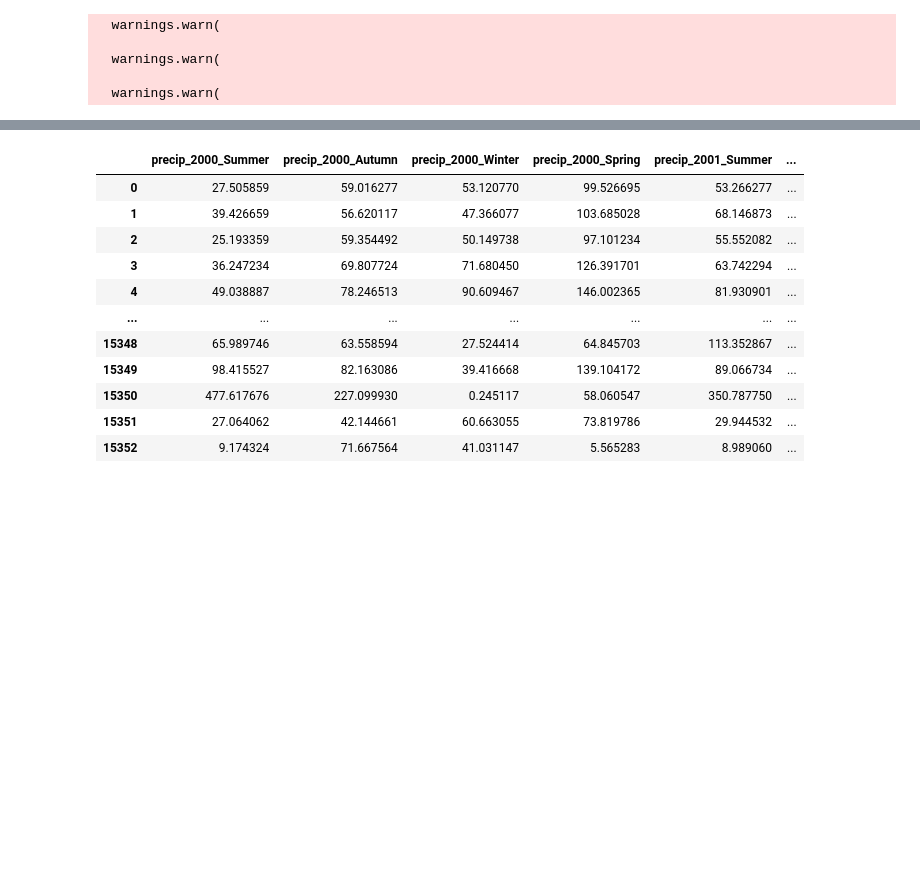
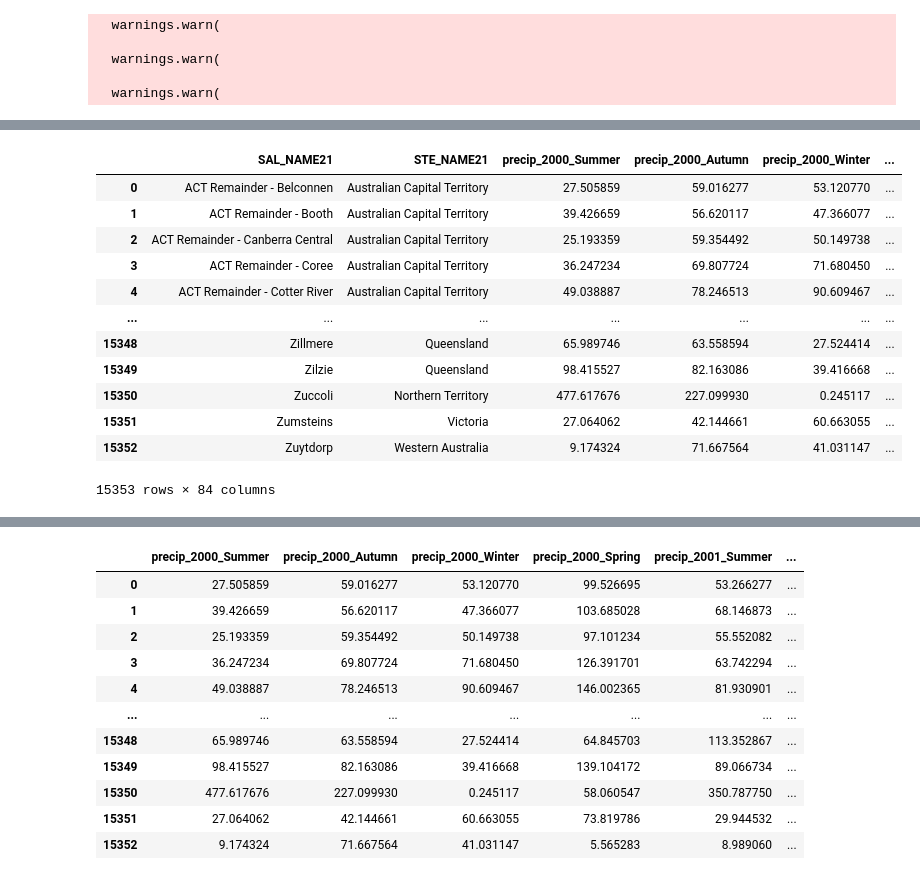
Before and after one commit to WyattJiang/2025_DataScienceProject2_DS07, a Jupyter notebook: data_gen/data_processing.ipynb, the cells around one changed output, grey strips where cells are left out. Saved outputs shown, nothing was run; the diff lists cells and outputs as text; code cells hidden in the pictures; blank space fills up the shorter version.

```diff
--- a/data_gen/data_processing.ipynb
+++ b/data_gen/data_processing.ipynb
@@ -108,3 +173,19 @@ tmax_gdf_hex = refactor_columns(tmax_gdf_hex, "tmax")
+# %%
+precip_gdf
+# %% [output]
+|  | SAL_NAME21 | STE_NAME21 | precip_2000_Summer | precip_2000_Autumn | precip_2000_Winter | ... |
+| 0 | ACT Remainder - Belconnen | Australian Capital Territory | 27.505859 | 59.016277 | 53.120770 | ... |
+| 1 | ACT Remainder - Booth | Australian Capital Territory | 39.426659 | 56.620117 | 47.366077 | ... |
+| 2 | ACT Remainder - Canberra Central | Australian Capital Territory | 25.193359 | 59.354492 | 50.149738 | ... |
+| 3 | ACT Remainder - Coree | Australian Capital Territory | 36.247234 | 69.807724 | 71.680450 | ... |
+| 4 | ACT Remainder - Cotter River | Australian Capital Territory | 49.038887 | 78.246513 | 90.609467 | ... |
+| ... | ... | ... | ... | ... | ... | ... |
+| 15348 | Zillmere | Queensland | 65.989746 | 63.558594 | 27.524414 | ... |
+| 15349 | Zilzie | Queensland | 98.415527 | 82.163086 | 39.416668 | ... |
+| 15350 | Zuccoli | Northern Territory | 477.617676 | 227.099930 | 0.245117 | ... |
+| 15351 | Zumsteins | Victoria | 27.064062 | 42.144661 | 60.663055 | ... |
+| 15352 | Zuytdorp | Western Australia | 9.174324 | 71.667564 | 41.031147 | ... |
+15353 rows × 84 columns
 # %%
 precip_gdf.to_csv("../../data/processed/processed_climate_data/suburb/seasonal_mean_precip_mm_suburb.csv")
 tmin_gdf.to_csv("../../data/processed/processed_climate_data/suburb/seasonal_mean_tmin_suburb.csv")
```
Also changed, not shown: parts of 14 cells of this notebook, 1 other file.
